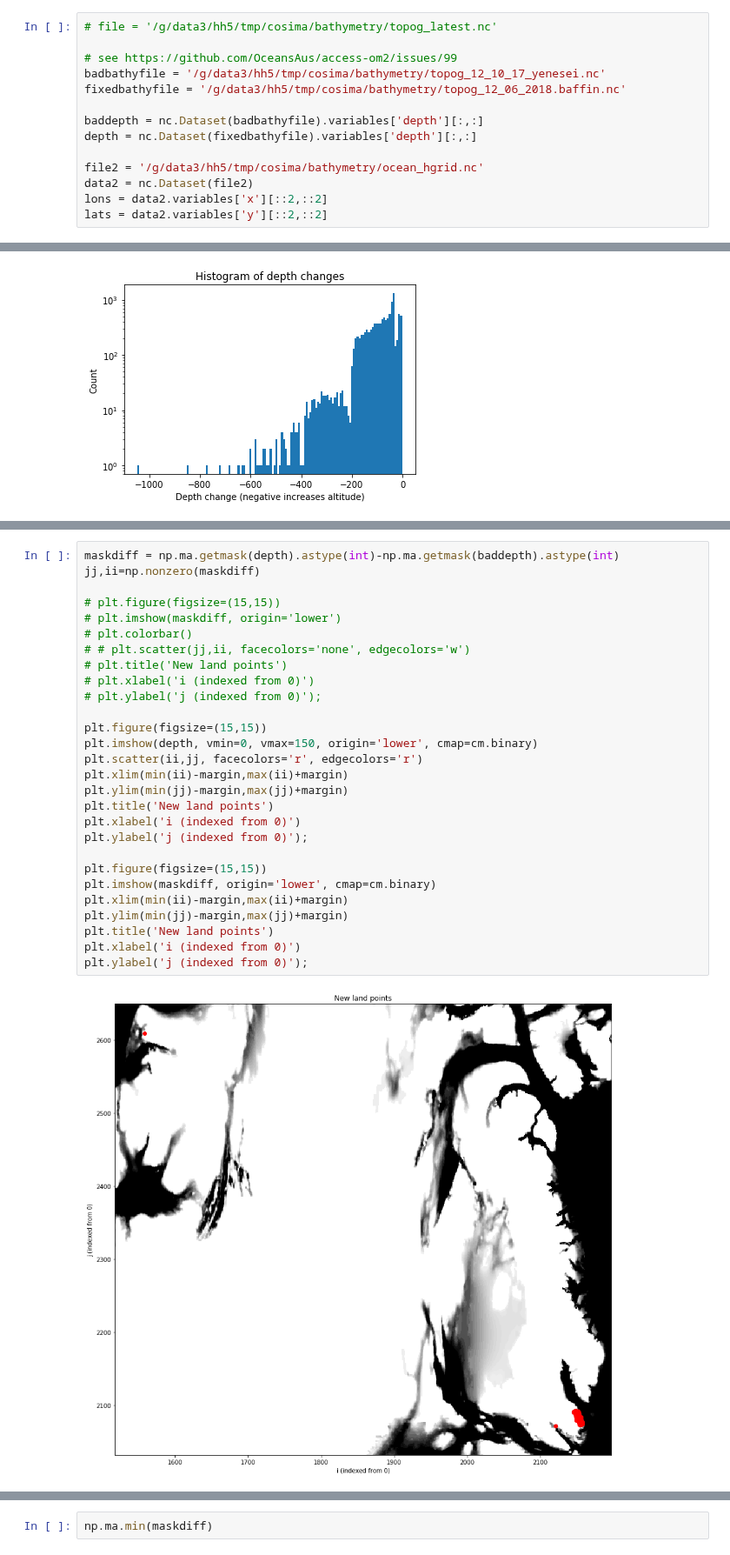
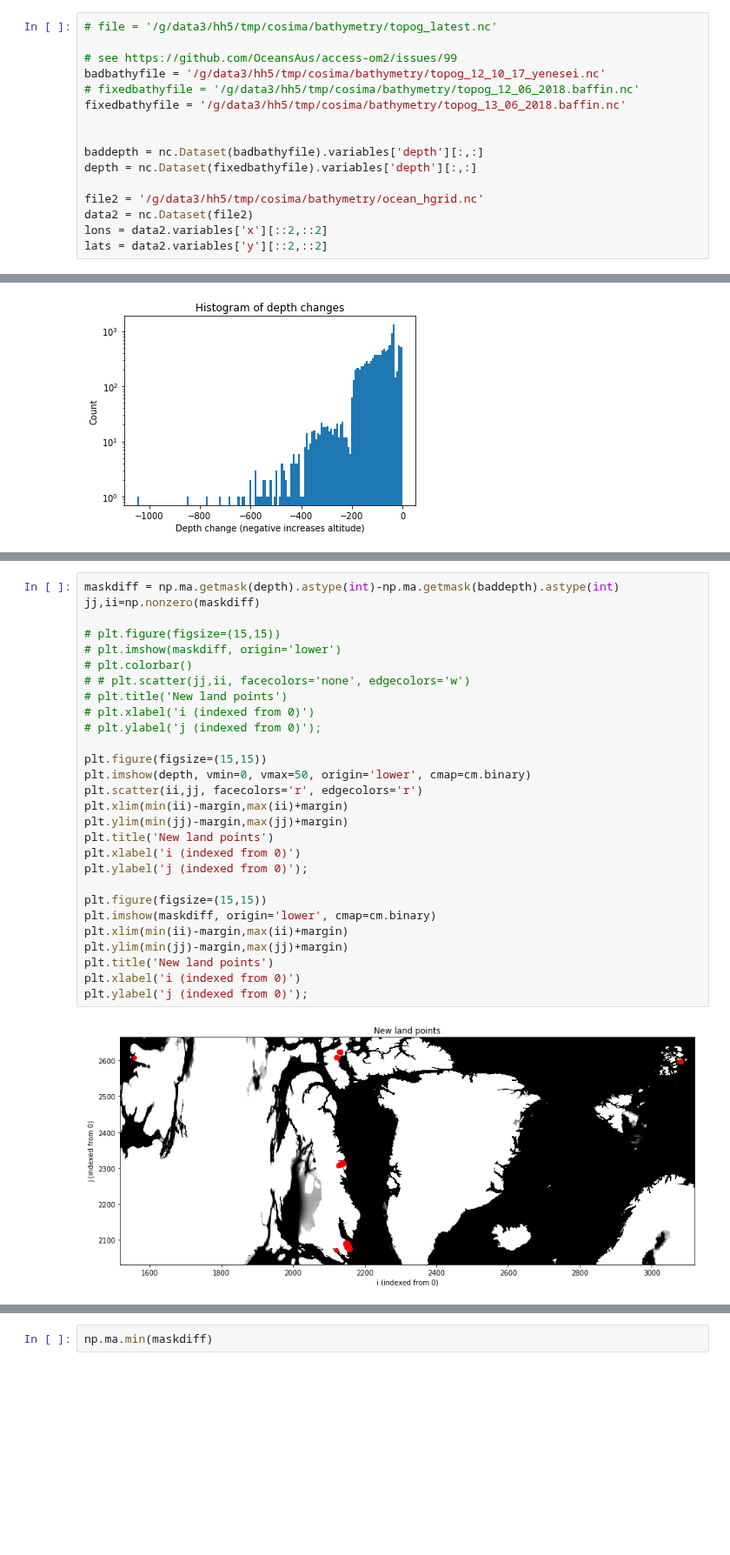
Before and after one commit to aekiss/notebooks, a Jupyter notebook: bathymetry-closeup-baffin.ipynb, the cells around one changed output, grey strips where cells are left out. Shown at 87% size. Drawn from its saved outputs; the diff is of its cells as text; blank space fills up the shorter version.

```diff
--- a/bathymetry-closeup-baffin.ipynb
+++ b/bathymetry-closeup-baffin.ipynb
@@ -16,7 +16,9 @@ import IPython.display
 
 # see https://github.com/OceansAus/access-om2/issues/99
 badbathyfile = '/g/data3/hh5/tmp/cosima/bathymetry/topog_12_10_17_yenesei.nc'
-fixedbathyfile = '/g/data3/hh5/tmp/cosima/bathymetry/topog_12_06_2018.baffin.nc'
+# fixedbathyfile = '/g/data3/hh5/tmp/cosima/bathymetry/topog_12_06_2018.baffin.nc'
+fixedbathyfile = '/g/data3/hh5/tmp/cosima/bathymetry/topog_13_06_2018.baffin.nc'
+
 
 baddepth = nc.Dataset(badbathyfile).variables['depth'][:,:]
 depth = nc.Dataset(fixedbathyfile).variables['depth'][:,:]
@@ -190,30 +192,30 @@ There has been no land removed. There are 109 more land points, 108 on Baffin Is
 # %%
 maskdiff = np.ma.getmask(depth).astype(int)-np.ma.getmask(baddepth).astype(int)
 jj,ii=np.nonzero(maskdiff)
 
 # plt.figure(figsize=(15,15))
 # plt.imshow(maskdiff, origin='lower')
 # plt.colorbar()
 # # plt.scatter(jj,ii, facecolors='none', edgecolors='w')
 # plt.title('New land points')
 # plt.xlabel('i (indexed from 0)')
 # plt.ylabel('j (indexed from 0)');
 
 plt.figure(figsize=(15,15))
-plt.imshow(depth, vmin=0, vmax=150, origin='lower', cmap=cm.binary)
+plt.imshow(depth, vmin=0, vmax=50, origin='lower', cmap=cm.binary)
 plt.scatter(ii,jj, facecolors='r', edgecolors='r')
 plt.xlim(min(ii)-margin,max(ii)+margin)
 plt.ylim(min(jj)-margin,max(jj)+margin)
 plt.title('New land points')
 plt.xlabel('i (indexed from 0)')
 plt.ylabel('j (indexed from 0)');
 
 plt.figure(figsize=(15,15))
 plt.imshow(maskdiff, origin='lower', cmap=cm.binary)
 plt.xlim(min(ii)-margin,max(ii)+margin)
 plt.ylim(min(jj)-margin,max(jj)+margin)
 plt.title('New land points')
 plt.xlabel('i (indexed from 0)')
 plt.ylabel('j (indexed from 0)');
 # %% [output]
-[figure, old version]
+[figure, new version]
```
Also changed, not shown: parts of 9 cells of this notebook.
